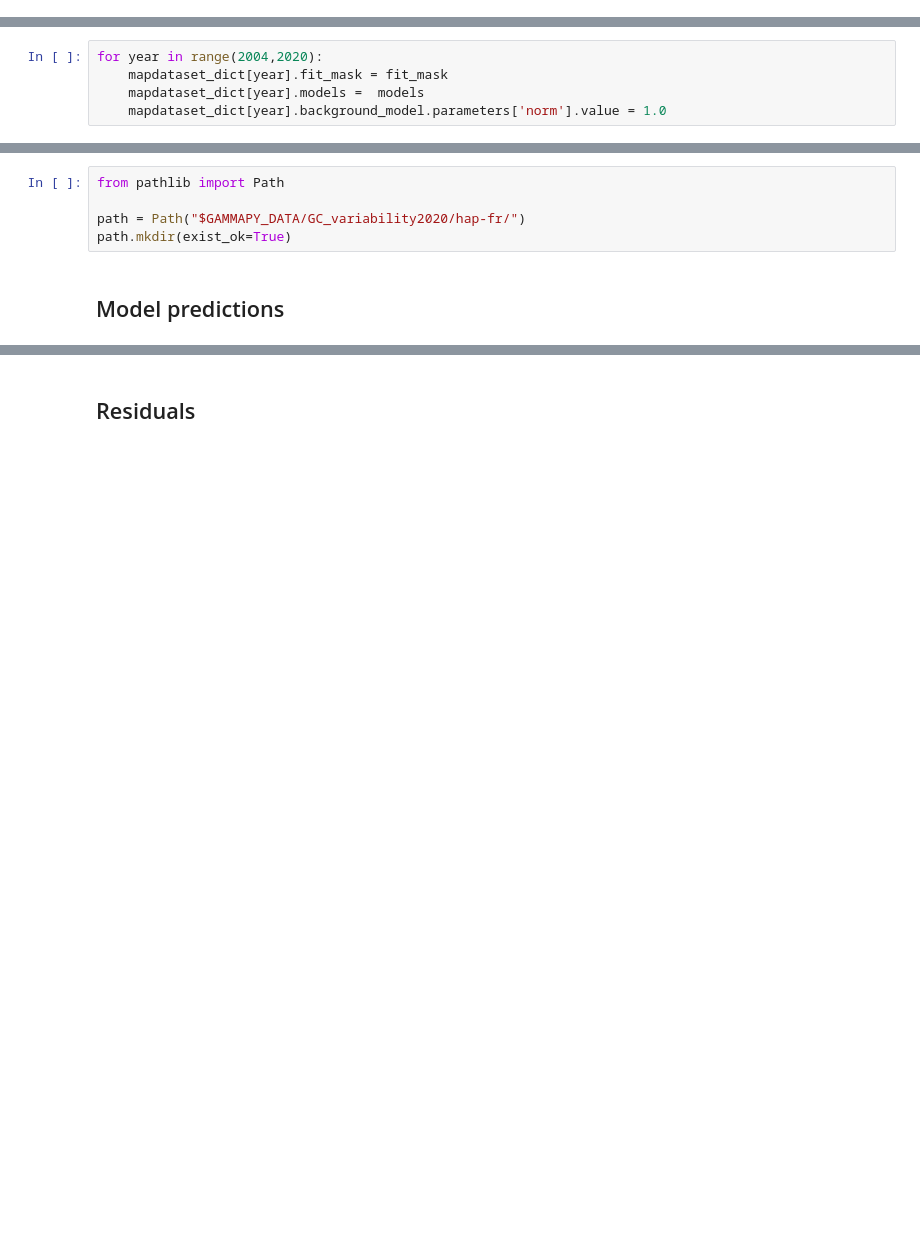
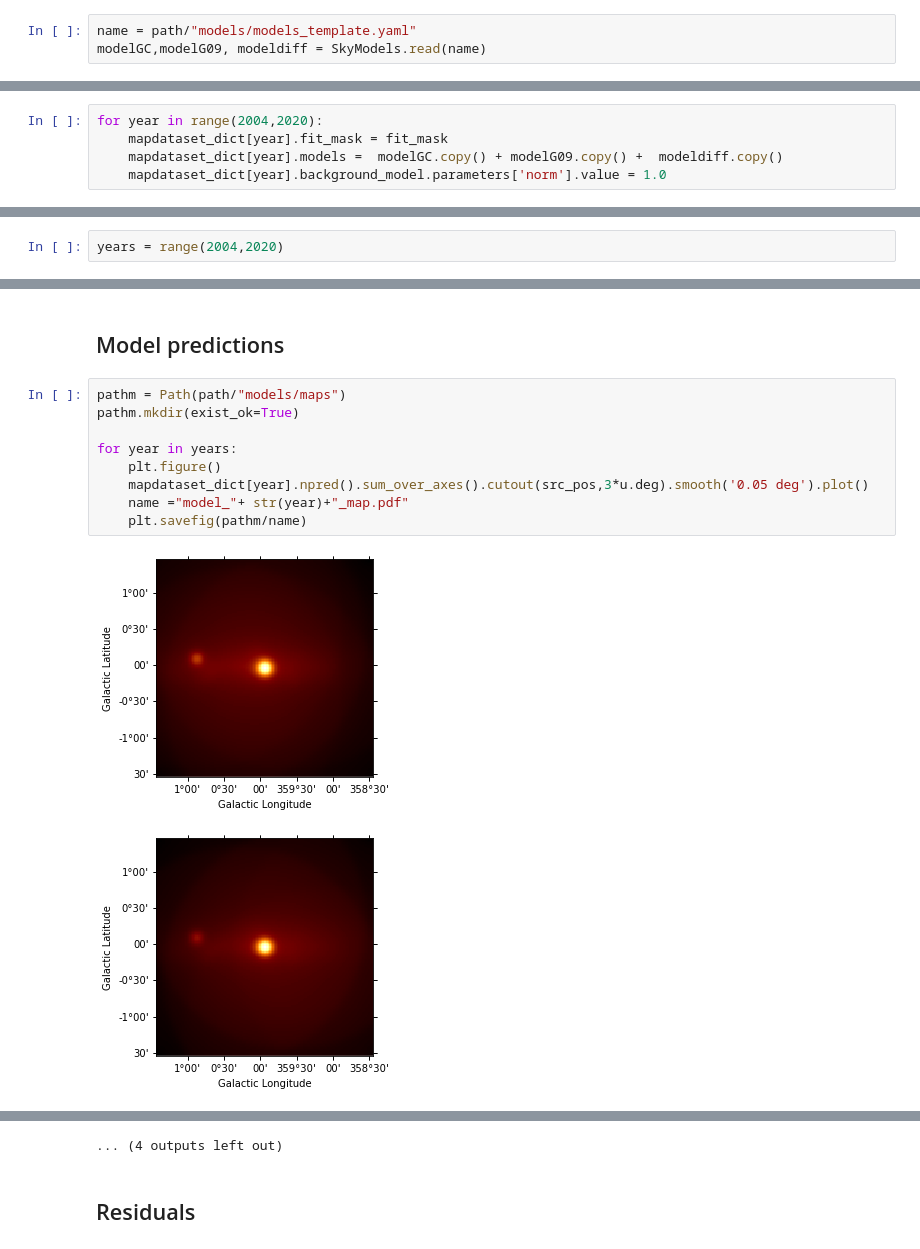
Before and after one commit to SamZouari/hess, a Jupyter notebook: confluence2020/hap-fr/TimeEvolution_hap-fr.ipynb, the cells around one changed output, grey strips where cells are left out. Drawn from its saved outputs; the diff is of its cells as text; blank space fills up the shorter version.

```diff
--- a/confluence2020/hap-fr/TimeEvolution_hap-fr.ipynb
+++ b/confluence2020/hap-fr/TimeEvolution_hap-fr.ipynb
@@ -93,3 +98,6 @@ models = SkyModel.read("data/models/models_template.yaml")
+# %%
+name = path/"models/models_template.yaml"
+modelGC,modelG09, modeldiff = SkyModels.read(name)
 # %% [markdown]
 ## Constructing the mask
 # %%
@@ -105,7 +113,7 @@ fit_mask = Map.from_geom(geom, data=fit_mask)
 # %%
 for year in range(2004,2020):
     mapdataset_dict[year].fit_mask = fit_mask
-    mapdataset_dict[year].models =  models
+    mapdataset_dict[year].models =  modelGC.copy() + modelG09.copy() +  modeldiff.copy()
     mapdataset_dict[year].background_model.parameters['norm'].value = 1.0
 # %% [markdown]
 # Fitting the datasets
@@ -143,0 +155,2 @@ for year in range(2004,2020):
+# %%
+years = range(2004,2020)
@@ -144,9 +159,16 @@ for year in range(2004,2020):
 # %% [markdown]
 # Saving the results
-# %%
-from pathlib import Path
-
-path = Path("$GAMMAPY_DATA/GC_variability2020/hap-fr/")
-path.mkdir(exist_ok=True)
 # %% [markdown]
 ## Model predictions
+# %%
+pathm = Path(path/"models/maps")
+pathm.mkdir(exist_ok=True)
+
+for year in years:
+    plt.figure()
+    mapdataset_dict[year].npred().sum_over_axes().cutout(src_pos,3*u.deg).smooth('0.05 deg').plot()
+    name ="model_"+ str(year)+"_map.pdf"
+    plt.savefig(pathm/name)
+# %% [output]
+[figure, added]
+[figure, added]
@@ -153,3 +185,4 @@ path.mkdir(exist_ok=True)
+... (4 outputs left out)
 # %% [markdown]
 ## Residuals
 # %%
```
Also changed, not shown: parts of 13 cells of this notebook, 2 other files.
